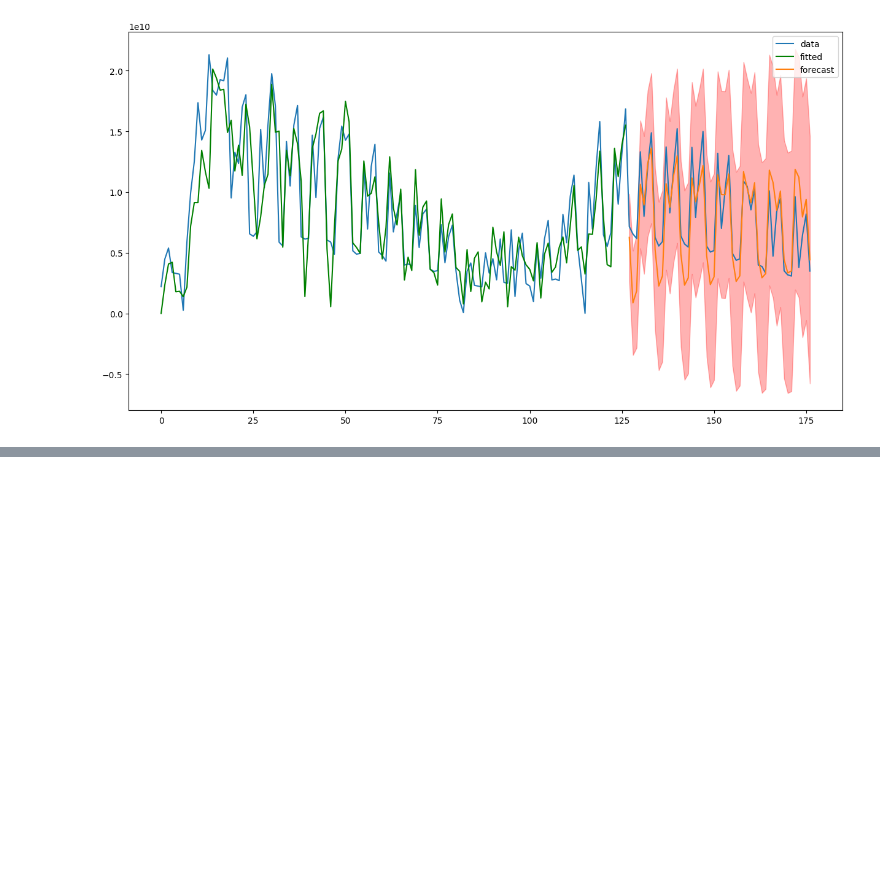
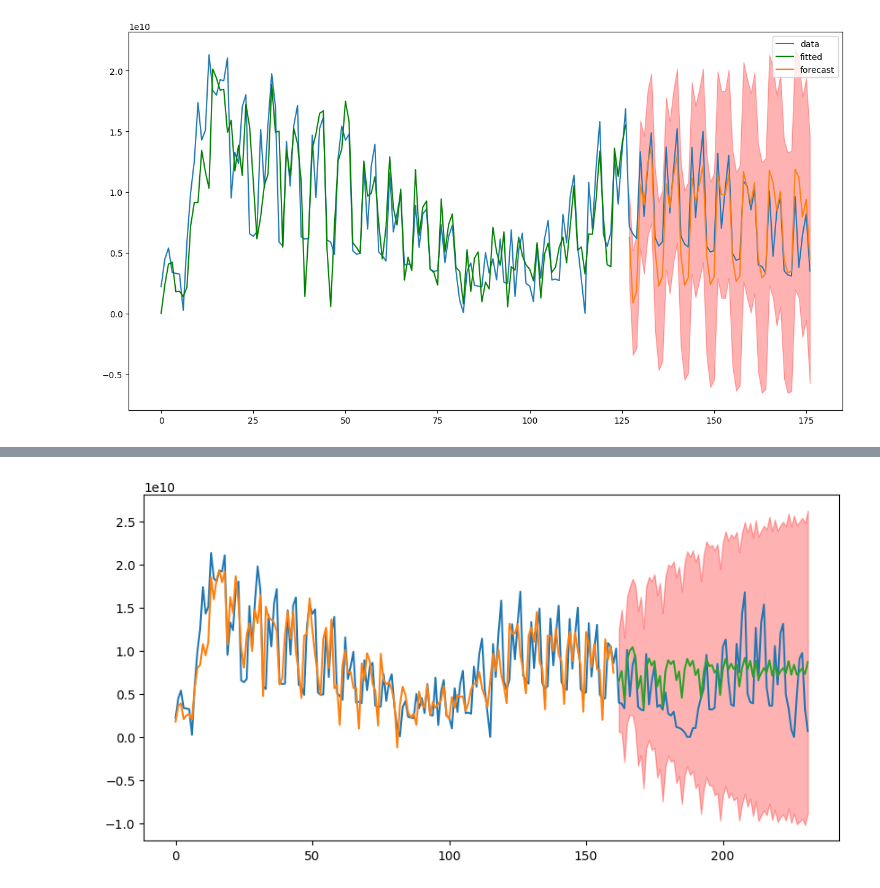
Before and after one commit to xavierzg/Cinema-Tickets-by-time-series., a Jupyter notebook: ARIMA.ipynb, the cells around one changed output, grey strips where cells are left out. Drawn from its saved outputs; the diff is of its cells as text; code cells hidden in the pictures; blank space fills up the shorter version.

```diff
--- a/ARIMA.ipynb
+++ b/ARIMA.ipynb
@@ -132,0 +209,17 @@ show_result(data = data_2, parameter = best_param_2, N_test = 50)
+# %%
+train = data_1.iloc[:-N_test - 1]
+
+train_pred = model.predict_in_sample(start=1, end=-1)
+
+fig, ax = plt.subplots(figsize=(10, 5))
+ax.plot(data_1.index, data_1['total_sales'], label='data')
+ax.plot(train.index, train_pred, label='fitted')
+ax.plot(test.index, test_pred, label='forecast')
+ax.fill_between(test.index, \
+                confint[:,0], confint[:,1], \
+                color='red', alpha=0.3)
+
+
+train = data_1.iloc[:-N_test]
+# %% [output]
+[figure, added]
```
Also changed, not shown: parts of 11 cells of this notebook.
